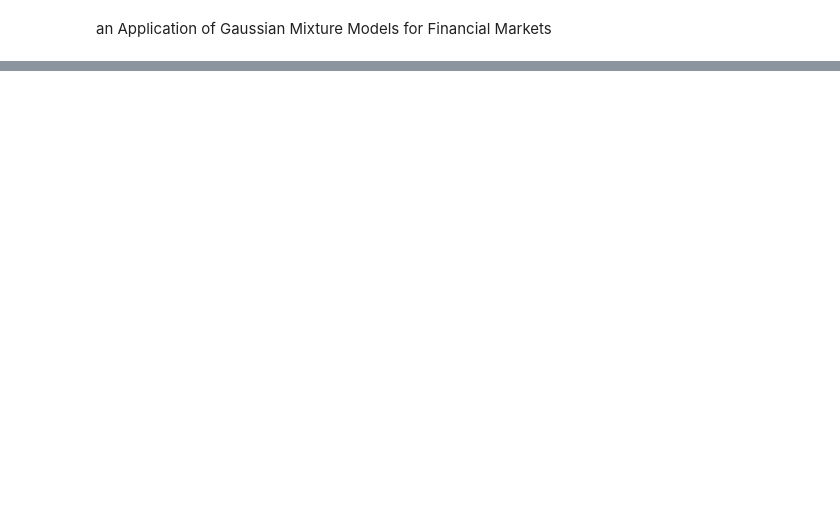
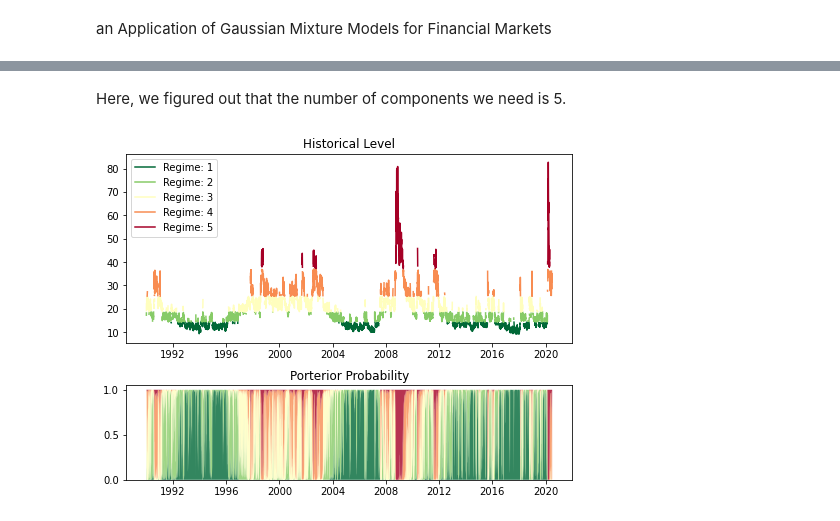
Before and after one commit to Moojin-Bin/Gaussian_Mixture_Models_for_Finance, a Jupyter notebook: GMM_for_Finance.ipynb, the cells around one changed output, grey strips where cells are left out. Cells and saved outputs as stored; diff of their text form; code cells hidden in the pictures; blank space fills up the shorter version.

```diff
--- a/GMM_for_Finance.ipynb
+++ b/GMM_for_Finance.ipynb
@@ -113,0 +182,6 @@ df = pdr.DataReader('VIXCLS', "fred", '19700101')
+# %% [markdown]
+Here, we figured out that the number of components we need is 5.
+# %%
+gmm_res, stats, hsp = GMM(df, 5, True)
+# %% [output]
+[figure, added]
```
Also changed, not shown: parts of 9 cells of this notebook.
